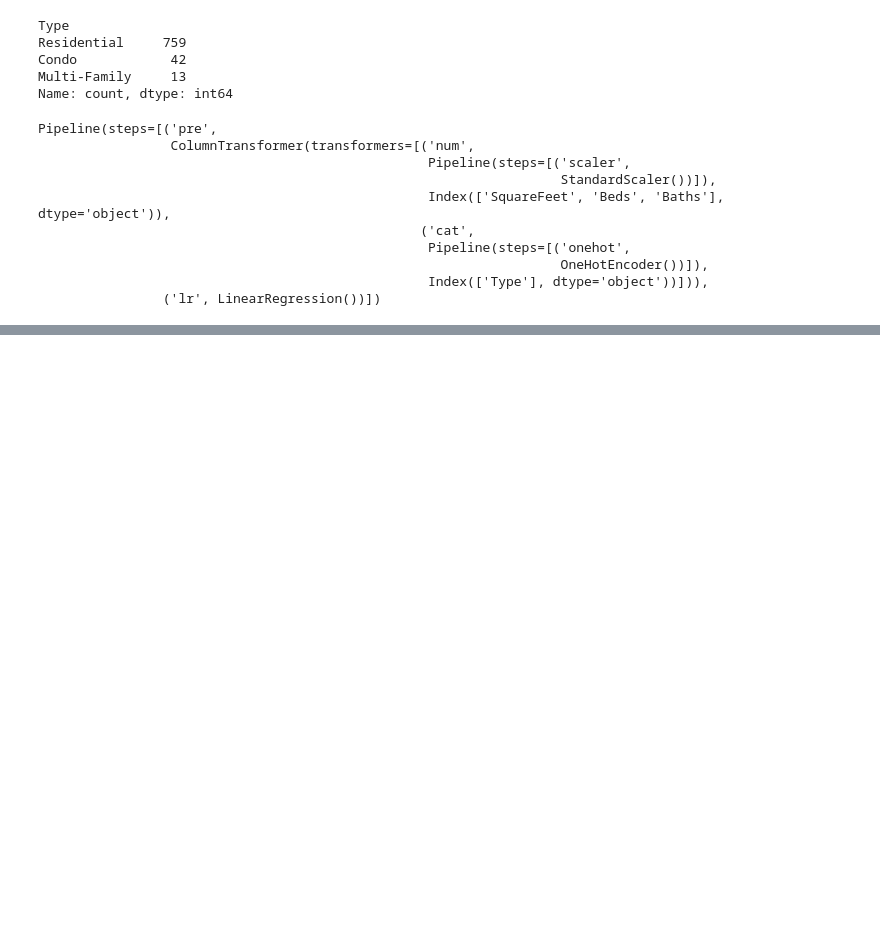
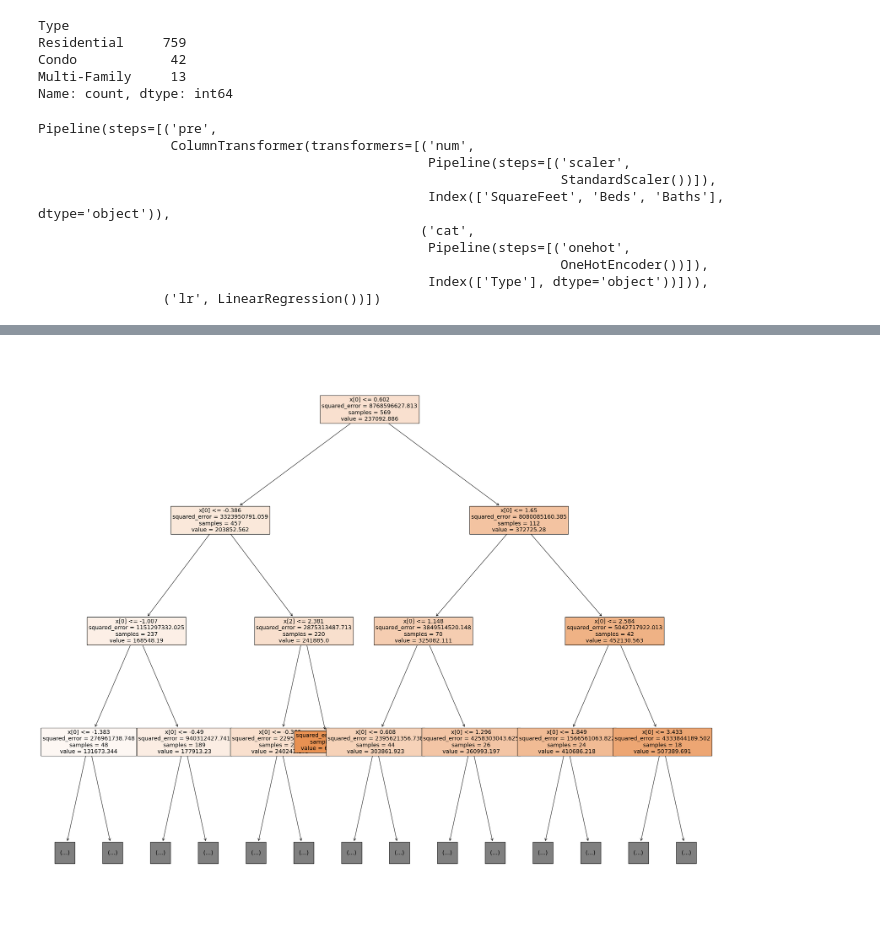
Before and after one commit to 0gaurav4/AI-2024, a Jupyter notebook: supervisedLearning/multipleLR.ipynb, the cells around one changed output, grey strips where cells are left out. Drawn from its saved outputs; the diff is of its cells as text; code cells hidden in the pictures; blank space fills up the shorter version.

```diff
--- a/supervisedLearning/multipleLR.ipynb
+++ b/supervisedLearning/multipleLR.ipynb
@@ -206,0 +294,18 @@ MAE: 28760.834171824547
+# %%
+model2 = Pipeline([
+    ('pre', preprocessor),
+    ('dt', DecisionTreeRegressor())
+])
+model2.fit(X_train, y_train)
+y_train_pred = model2.predict(X_train)
+y_test_pred = model2.predict(X_test)
+
+print("Training Results")
+print("MSE:", mean_squared_error(y_train, y_train_pred))
+print("R2:", r2_score(y_train, y_train_pred))
+print("MAE:", mean_absolute_error(y_train, y_train_pred))
+print('-'*50)
+print("Testing Results")
+print("MSE:", mean_squared_error(y_test, y_test_pred))
+print("R2:", r2_score(y_test, y_test_pred))
+print("MAE:", mean_absolute_error(y_test, y_test_pred))
@@ -206,0 +322,10 @@ MAE: 28760.834171824547
+# %%
+fig = plt.figure(figsize=(30,25))
+_ = plot_tree(
+    model2.named_steps['dt'],
+    filled = True,
+    max_depth=3,
+    fontsize=14,
+)
+# %% [output]
+[figure, added]
```
Also changed, not shown: parts of 16 cells of this notebook, 1 other file.
